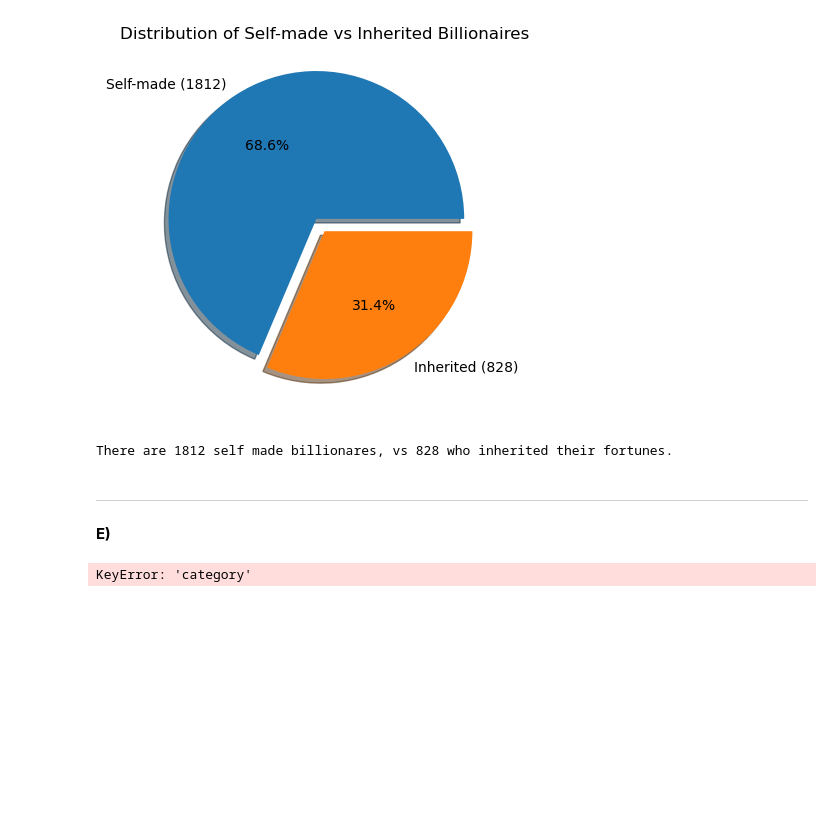
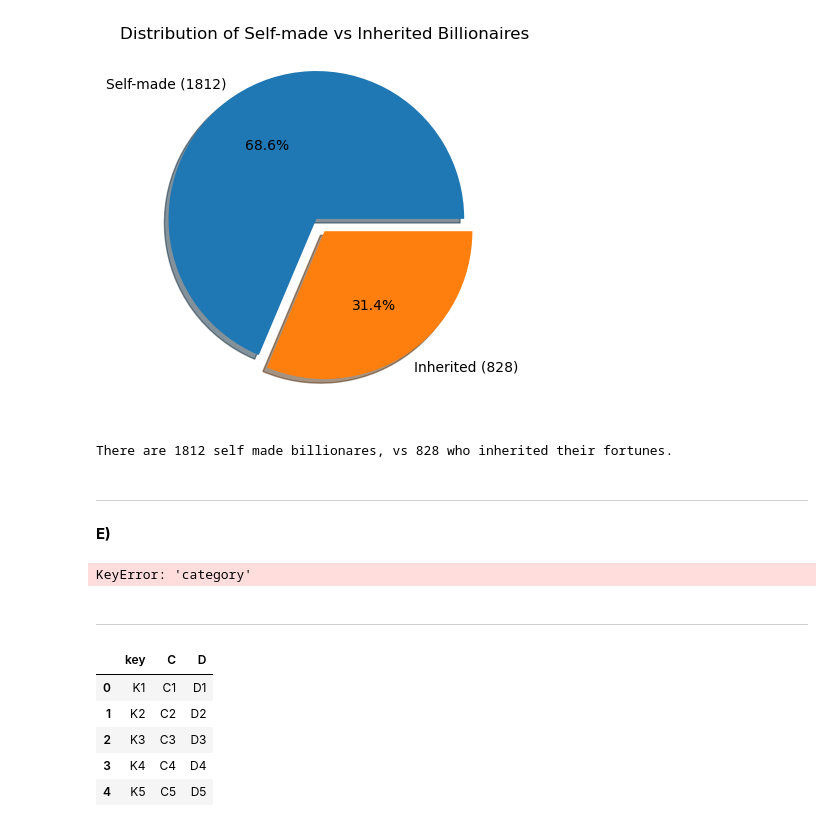
Before and after one commit to Jonaxor/Databehandling-AI24, a Jupyter notebook: Jones/E2_missing_aggregation.ipynb, the cells around one changed output. Cells and saved outputs as stored; diff of their text form; code cells hidden in the pictures; blank space fills up the shorter version.

```diff
--- a/Jones/E2_missing_aggregation.ipynb
+++ b/Jones/E2_missing_aggregation.ipynb
@@ -670,3 +670,26 @@ top_country = billionaires_df['country'].value_counts()[:10]
 top_industry = top_country['category'].value_counts()[0]
 # %% [output]
 KeyError: 'category'
+# %% [markdown]
+---
+# %%
+
+left_df = pd.DataFrame({"key": ["K0", "K1", "K2", "K3", "K4"],
+               "A": ["A0", "A1", "A2", "A3", "A4"],
+               "B": ["B0", "B1", "B2", "B3", "B4"]
+               })
+left_df
+
+right_df = pd.DataFrame({"key": ["K1", "K2", "K3", "K4", "K5"],
+               "C": ["C1", "C2", "C3", "C4", "C5"],
+               "D": ["D1", "D2", "D3", "D4", "D5"]
+               })
+
+right_df
+# %% [output]
+|  | key | C | D |
+| 0 | K1 | C1 | D1 |
+| 1 | K2 | C2 | D2 |
+| 2 | K3 | C3 | D3 |
+| 3 | K4 | C4 | D4 |
+| 4 | K5 | C5 | D5 |
```
Also changed, not shown: parts of 3 cells of this notebook.
